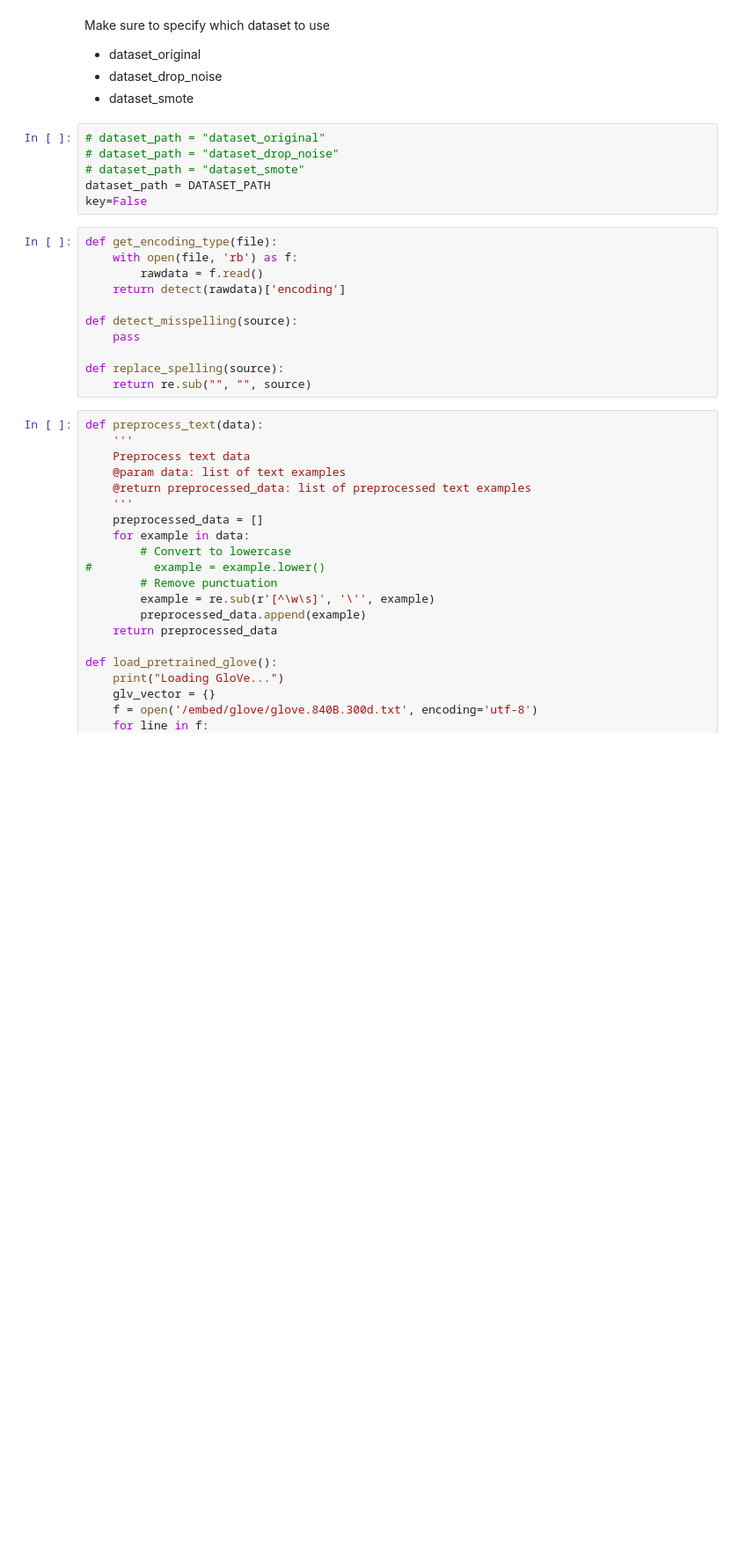
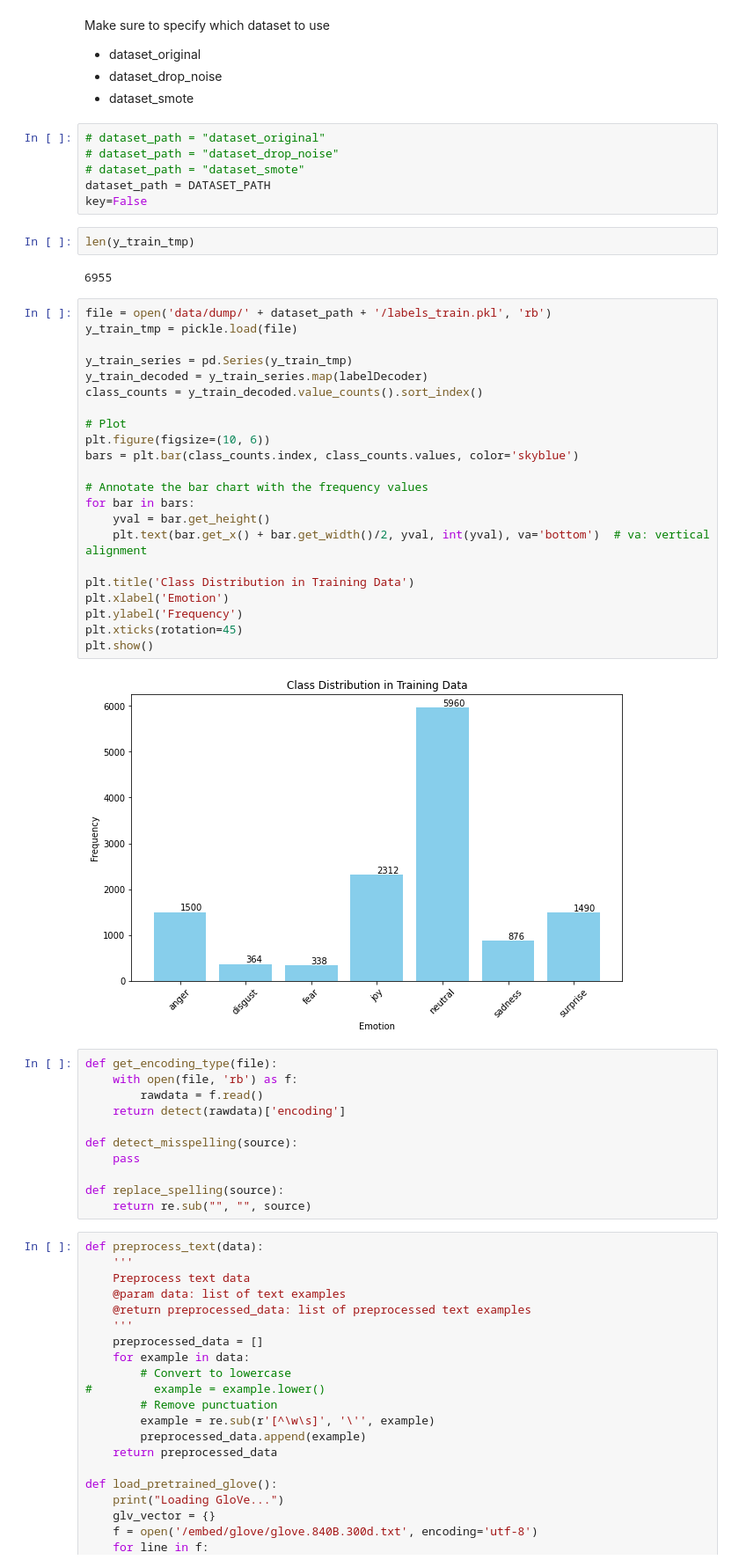
Before and after one commit to ELIJDAYO/ER_GAT, a Jupyter notebook: BERT_contextEncoder.ipynb, the cells around one changed output. Shown at 88% size. Saved outputs shown, nothing was run; the diff lists cells and outputs as text; blank space fills up the shorter version.

```diff
--- a/BERT_contextEncoder.ipynb
+++ b/BERT_contextEncoder.ipynb
@@ -42,6 +39,34 @@ Make sure to specify which dataset to use
 # dataset_path = "dataset_smote"
 dataset_path = DATASET_PATH
 key=False
+# %%
+len(y_train_tmp)
+# %% [output]
+6955
+# %%
+file = open('data/dump/' + dataset_path + '/labels_train.pkl', 'rb')
+y_train_tmp = pickle.load(file)
+
+y_train_series = pd.Series(y_train_tmp)
+y_train_decoded = y_train_series.map(labelDecoder)
+class_counts = y_train_decoded.value_counts().sort_index()
+
+# Plot
+plt.figure(figsize=(10, 6))
+bars = plt.bar(class_counts.index, class_counts.values, color='skyblue')
+
+# Annotate the bar chart with the frequency values
+for bar in bars:
+    yval = bar.get_height()
+    plt.text(bar.get_x() + bar.get_width()/2, yval, int(yval), va='bottom')  # va: vertical alignment
+
+plt.title('Class Distribution in Training Data')
+plt.xlabel('Emotion')
+plt.ylabel('Frequency')
+plt.xticks(rotation=45)
+plt.show()
+# %% [output]
+[figure, added]
 # %%
 def get_encoding_type(file):
     with open(file, 'rb') as f:
```
Also changed, not shown: parts of 4 cells of this notebook, 5 other files.
